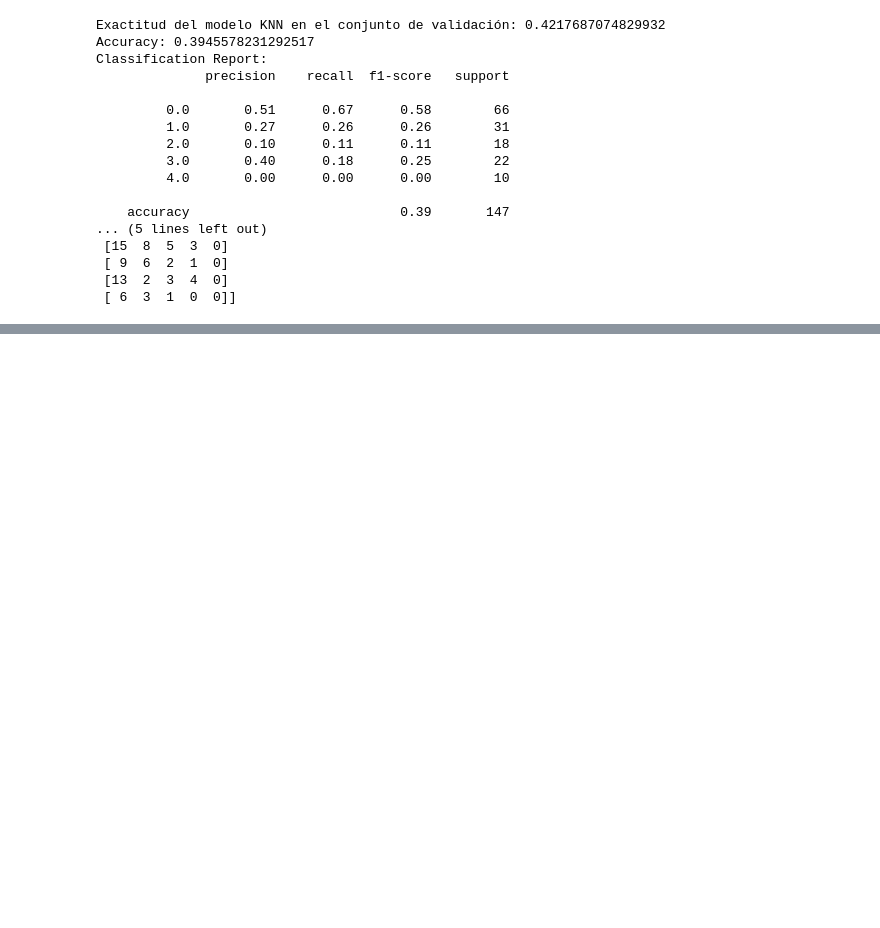
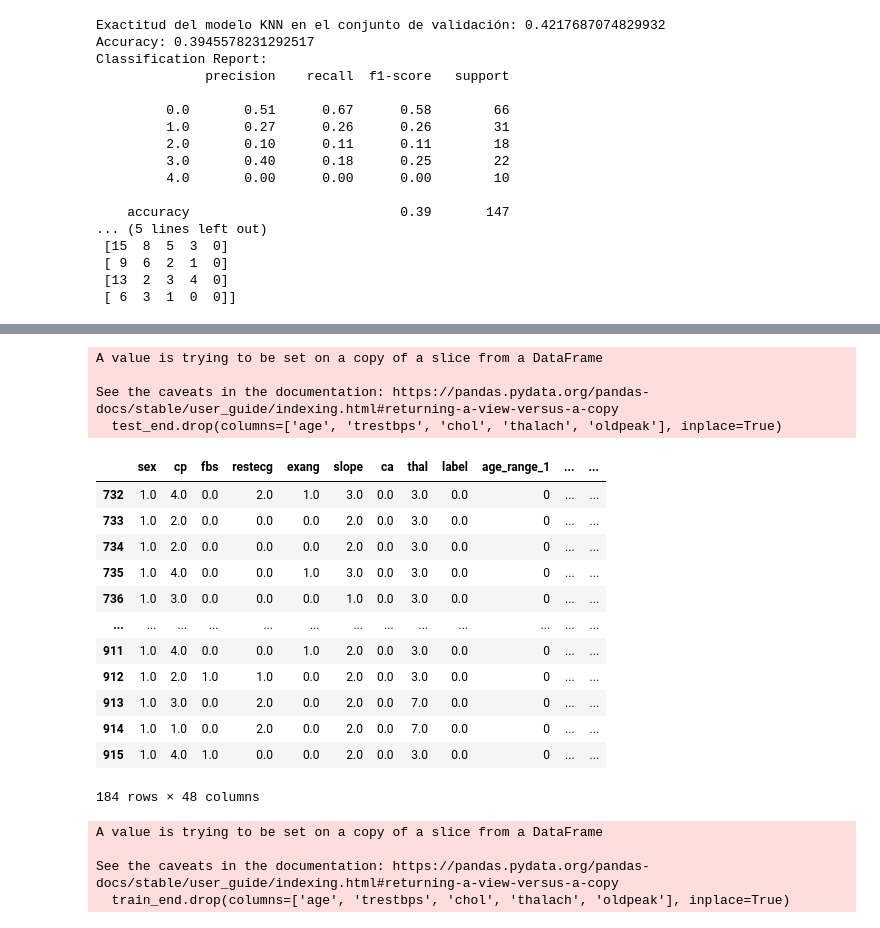
Before and after one commit to nachoreyesv/DATA_PROJECT_3, a Jupyter notebook: Ejecutable/Nacho/nacho_main.ipynb, the cells around one changed output, grey strips where cells are left out. Saved outputs shown, nothing was run; the diff lists cells and outputs as text; code cells hidden in the pictures; blank space fills up the shorter version.

```diff
--- a/Ejecutable/Nacho/nacho_main.ipynb
+++ b/Ejecutable/Nacho/nacho_main.ipynb
@@ -974,0 +1022,16 @@ Please also refer to the documentation for alternative solver options:
+# %%
+test_end['age_range'] = None
+
+for i in test_end.index:
+    if test_end['age'][i] < 30.0:
+        test_end['age_range'][i] = '<30'
+    elif test_end['age'][i] > 30.0 and test_end['age'][i] < 40.0:
+        test_end['age_range'][i] = '30-40'
+    elif test_end['age'][i] > 40.0 and test_end['age'][i] < 50.0:
+        test_end['age_range'][i] = '40-50'
+    elif test_end['age'][i] > 50.0 and test_end['age'][i] < 60.0:
+        test_end['age_range'][i] = '50-60'
+    elif test_end['age'][i] > 60.0 and test_end['age'][i] < 70.0:
+        test_end['age_range'][i] = '60-70'
+    elif test_end['age'][i] > 70.0:
+        test_end['age_range'][i] = '>70'
@@ -974,0 +1317,2 @@ Please also refer to the documentation for alternative solver options:
+# %%
+test_end.drop(columns=['age_range'], inplace=True)
@@ -974,0 +1386,30 @@ Please also refer to the documentation for alternative solver options:
+# %%
+test_end.drop(columns=['age', 'trestbps', 'chol', 'thalach', 'oldpeak'], inplace=True)
+# %% [output]
+A value is trying to be set on a copy of a slice from a DataFrame
+
+See the caveats in the documentation: https://pandas.pydata.org/pandas-docs/stable/user_guide/indexing.html#returning-a-view-versus-a-copy
+  test_end.drop(columns=['age', 'trestbps', 'chol', 'thalach', 'oldpeak'], inplace=True)
+# %%
+test_end
+# %% [output]
+|  | sex | cp | fbs | restecg | exang | slope | ca | thal | label | age_range_1 | ... | ... |
+| 732 | 1.0 | 4.0 | 0.0 | 2.0 | 1.0 | 3.0 | 0.0 | 3.0 | 0.0 | 0 | ... | ... |
+| 733 | 1.0 | 2.0 | 0.0 | 0.0 | 0.0 | 2.0 | 0.0 | 3.0 | 0.0 | 0 | ... | ... |
+| 734 | 1.0 | 2.0 | 0.0 | 0.0 | 0.0 | 2.0 | 0.0 | 3.0 | 0.0 | 0 | ... | ... |
+| 735 | 1.0 | 4.0 | 0.0 | 0.0 | 1.0 | 3.0 | 0.0 | 3.0 | 0.0 | 0 | ... | ... |
+| 736 | 1.0 | 3.0 | 0.0 | 0.0 | 0.0 | 1.0 | 0.0 | 3.0 | 0.0 | 0 | ... | ... |
+| ... | ... | ... | ... | ... | ... | ... | ... | ... | ... | ... | ... | ... |
+| 911 | 1.0 | 4.0 | 0.0 | 0.0 | 1.0 | 2.0 | 0.0 | 3.0 | 0.0 | 0 | ... | ... |
+| 912 | 1.0 | 2.0 | 1.0 | 1.0 | 0.0 | 2.0 | 0.0 | 3.0 | 0.0 | 0 | ... | ... |
+| 913 | 1.0 | 3.0 | 0.0 | 2.0 | 0.0 | 2.0 | 0.0 | 7.0 | 0.0 | 0 | ... | ... |
+| 914 | 1.0 | 1.0 | 0.0 | 2.0 | 0.0 | 2.0 | 0.0 | 7.0 | 0.0 | 0 | ... | ... |
+| 915 | 1.0 | 4.0 | 1.0 | 0.0 | 0.0 | 2.0 | 0.0 | 3.0 | 0.0 | 0 | ... | ... |
+184 rows × 48 columns
+# %%
+train_end.drop(columns=['age', 'trestbps', 'chol', 'thalach', 'oldpeak'], inplace=True)
+# %% [output]
+A value is trying to be set on a copy of a slice from a DataFrame
+
+See the caveats in the documentation: https://pandas.pydata.org/pandas-docs/stable/user_guide/indexing.html#returning-a-view-versus-a-copy
+  train_end.drop(columns=['age', 'trestbps', 'chol', 'thalach', 'oldpeak'], inplace=True)
```
Also changed, not shown: parts of 175 cells of this notebook, 7 other files.
